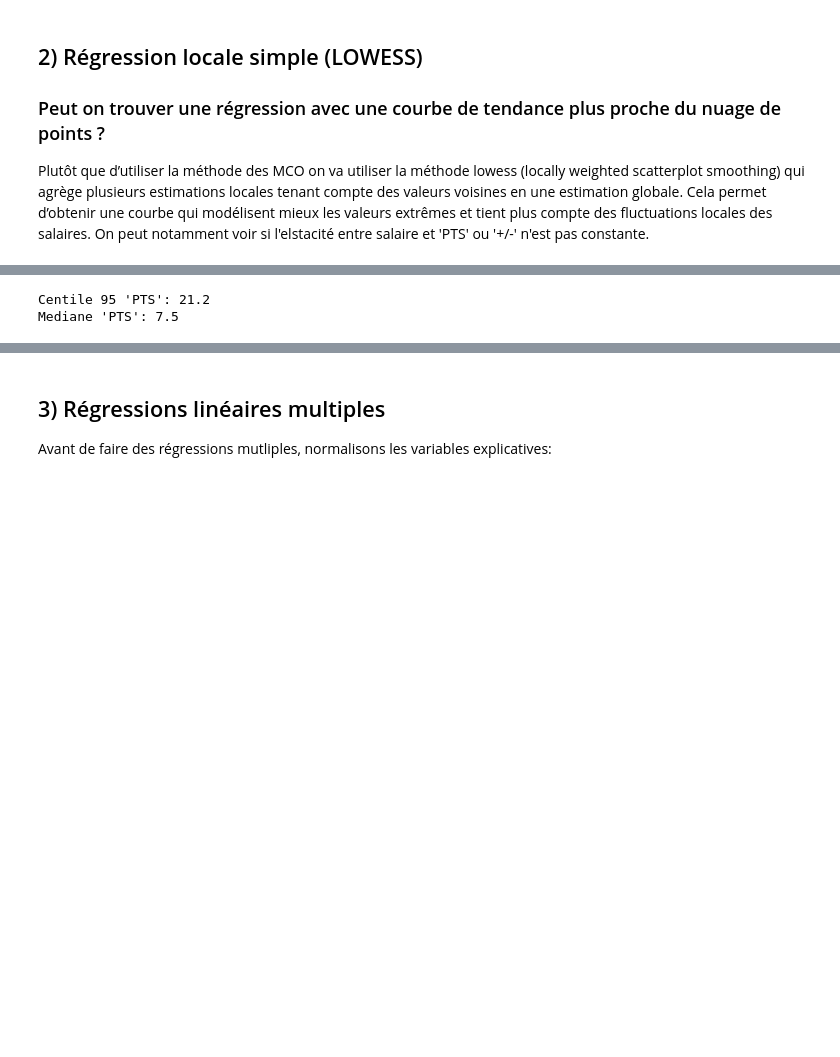
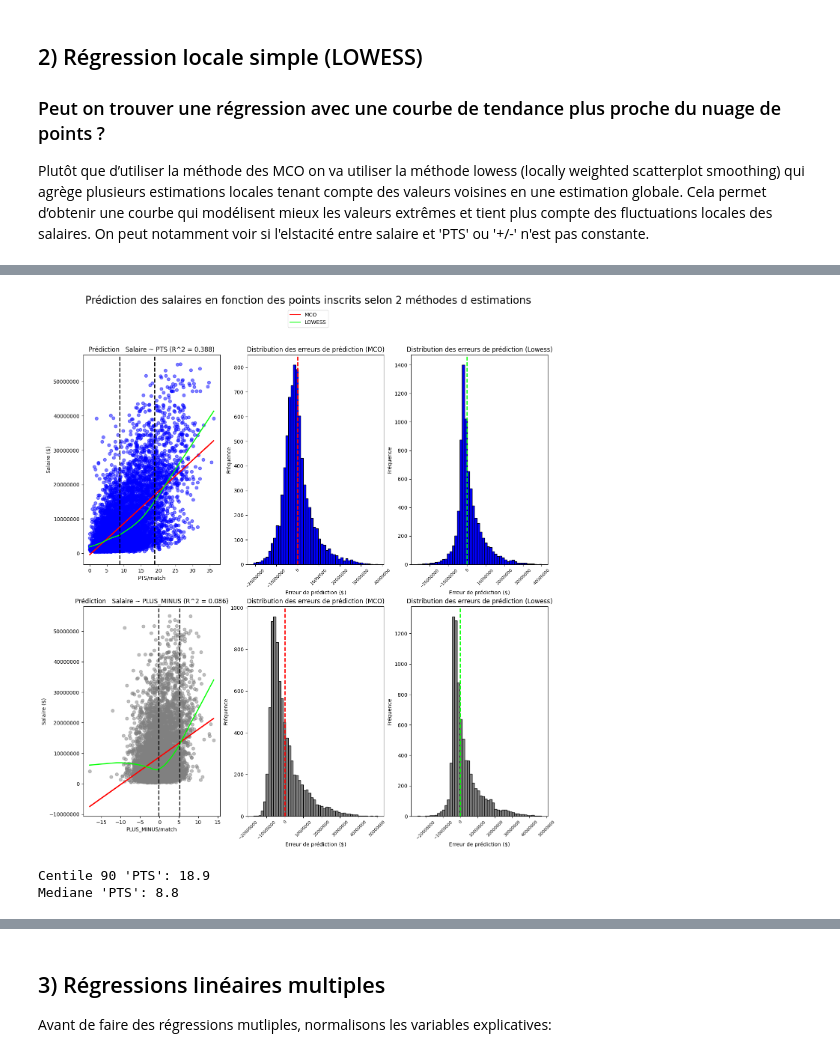
Before and after one commit to ElliotLunati/NBA_stats, a Jupyter notebook: code_gianni.ipynb, the cells around one changed output, grey strips where cells are left out. Cells and saved outputs as stored; diff of their text form; code cells hidden in the pictures; blank space fills up the shorter version.

```diff
--- a/code_gianni.ipynb
+++ b/code_gianni.ipynb
@@ -723,7 +669,56 @@ plt.show()
+# %%
+import matplotlib.lines as mlines
+
+
+# Visualiser les prédictions vs valeurs réelles
+fig, axes = plt.subplots(2, 3, figsize=(16, 16))
+fig.suptitle('Prédiction des salaires en fonction des points inscrits selon 2 méthodes d estimations', fontsize=20)
+#Légende
+labels = ['MCO','LOWESS']
+color_lab = ['red','lime']
+handles = [mlines.Line2D([], [], color=c) for c in color_lab]
+
+
+# Graphique 1: Regression Salaire ~ PTS
+plot_rls('PTS','salary_predicted_pts', reg_pts, axes[0,0])
+axes[0,0].plot(PTS_smooth, salary_smooth_pts, c='lime', lw=2, label="Courbe LOWESS")           # Courbe  de tendance de la la prédiction par la méthode LOWESS
+axes[0,0].axvline(x=np.median(df['PTS']), color='black', linestyle='--', linewidth=2)          # Mediane
+axes[0,0].axvline(x=np.percentile(df['PTS'], 90), color='black', linestyle='--', linewidth=2)  # Centile 90 : 90 % des joueurs inscrivent moins de pts que ce seuil
+
+
+# Graphique 2: Distribution des erreurs (MCO)
+plot_error('salary_predicted_pts',axes[0,1])
+axes[0,1].set_title('Distribution des erreurs de prédiction (MCO)')
+
+# Graphique 3: Distribution des erreurs (Lowess)
+plot_error('salary_predicted_lowess_pts',axes[0,2], c_line = 'lime')
+axes[0,2].set_title('Distribution des erreurs de prédiction (Lowess)')
+
+
+# Graphique 4: Regression Salaire ~ (+/-)
+plot_rls('PLUS_MINUS', 'salary_predicted_plus_minus', reg_plus_minus, axes[1,0], color = 'grey')
+axes[1,0].plot(PLUS_MINUS_smooth, salary_smooth_plus_minus, c='lime', lw=2, label="Courbe LOWESS")
+axes[1,0].axvline(x=np.median(df['PLUS_MINUS']), color='black', linestyle='--', linewidth=2)
+axes[1,0].axvline(x=np.percentile(df['PLUS_MINUS'], 90), color='black', linestyle='--', linewidth=2)
+
+# Graphique 5: Distribution des erreurs (MCO)
+plot_error('salary_predicted_plus_minus', axes[1,1], color ='grey')
+axes[1,1].set_title('Distribution des erreurs de prédiction (MCO)')
+
+# Graphique 6: Distribution des erreurs (Lowess)
+plot_error('salary_predicted_lowess_plus_minus', axes[1,2], color ='grey', c_line = 'lime')
+axes[1,2].set_title('Distribution des erreurs de prédiction (Lowess)')
+
+
+
+fig.legend(handles=handles, labels=labels, loc='center', bbox_to_anchor=(0.5, 0.94))
+plt.show()
+# %% [output]
+[figure, added]
 # %%
-print(f"Centile 95 'PTS': {np.percentile(df['PTS'], 95)}")
+print(f"Centile 90 'PTS': {np.percentile(df['PTS'], 90)}")
 print(f"Mediane 'PTS': {np.median(df['PTS'])}")
 # %% [output]
-Centile 95 'PTS': 21.2
-Mediane 'PTS': 7.5
+Centile 90 'PTS': 18.9
+Mediane 'PTS': 8.8
 # %% [markdown]
```
Also changed, not shown: parts of 13 cells of this notebook.
